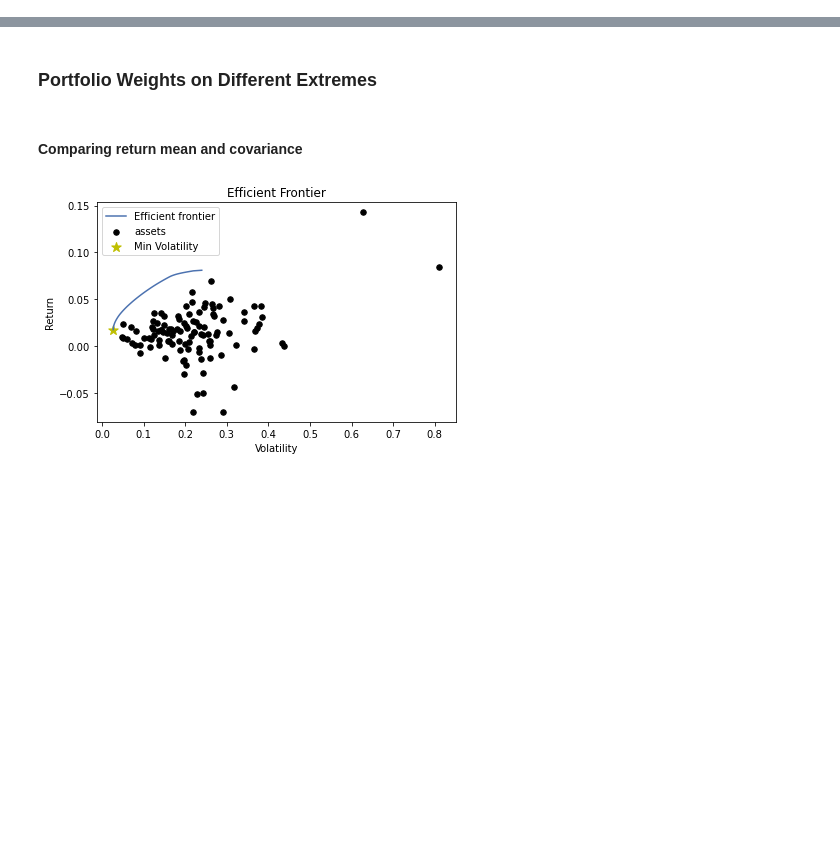
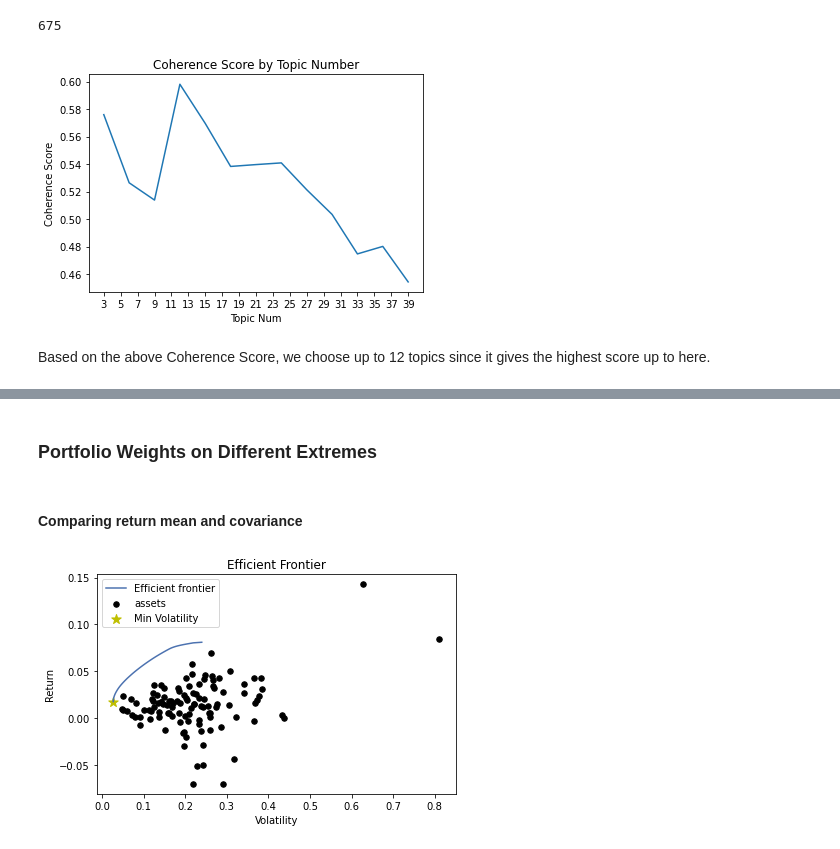
Before and after one commit to richardye101/ubineer_nlp_research, a Jupyter notebook: content/peitong/3.3_Minimum_Variance_Analysis-Factor_Model.ipynb, the cells around one changed output, grey strips where cells are left out. Cells and saved outputs as stored; diff of their text form; code cells hidden in the pictures; blank space fills up the shorter version.

```diff
--- a/content/peitong/3.3_Minimum_Variance_Analysis-Factor_Model.ipynb
+++ b/content/peitong/3.3_Minimum_Variance_Analysis-Factor_Model.ipynb
@@ -52,5 +28,5 @@ cov = r_selected.T.cov()
 # %%
 df = pd.read_csv('../data/preprocessed.csv',
-                 usecols = ['reportingDate', 'name', 'CIK',
+                 usecols = ['reportingDate', 'name', 'CIK', 'coDescription',
                            'coDescription_stopwords', 'SIC', 'SIC_desc'])
 df = df.set_index(df.name)
@@ -116,0 +36,5 @@ from pypfopt import plotting
+# %%
+data = df.loc[:,"coDescription_stopwords"].to_list()
+len(data)
+# %% [output]
+675
@@ -116,0 +56,42 @@ from pypfopt import plotting
+# %%
+from gensim.corpora import Dictionary
+from gensim.models import CoherenceModel, LdaModel, TfidfModel
+
+dictionary = Dictionary(doc.split() for doc in data)
+ # filter out too in/frequent tokens
+dictionary.filter_extremes(no_below=0.01, no_above=0.85, keep_n = 5000)
+
+corpus = [dictionary.doc2bow(doc.split()) for doc in data]
+# create list of topic number we want to try
+topic_nums = list(np.arange(3, 40,3))
+
+coherence_scores = []
+for num in topic_nums:
+    lda = LdaModel(corpus=corpus,
+    num_topics=num,
+    id2word=dictionary,
+    passes=5,
+    eval_every=10,
+    minimum_probability=0.01,
+    random_state=0)
+
+
+    cm = CoherenceModel(
+    model=lda,
+    texts=[doc.split() for doc in data],
+    dictionary=dictionary,
+    coherence="c_v")
+
+    coherence_scores.append(round(cm.get_coherence(),5))
+# %%
+scores = list(zip(topic_nums, coherence_scores))
+plt.plot(topic_nums, coherence_scores)
+plt.xticks(np.arange(3, 40,2))
+plt.ylabel('Coherence Score')
+plt.xlabel('Topic Num')
+plt.title("Coherence Score by Topic Number")
+plt.show()
+# %% [output]
+[figure, added]
+# %% [markdown]
+Based on the above Coherence Score, we choose up to 12 topics since it gives the highest score up to here.
```
Also changed, not shown: parts of 36 cells of this notebook, 1 other file.
